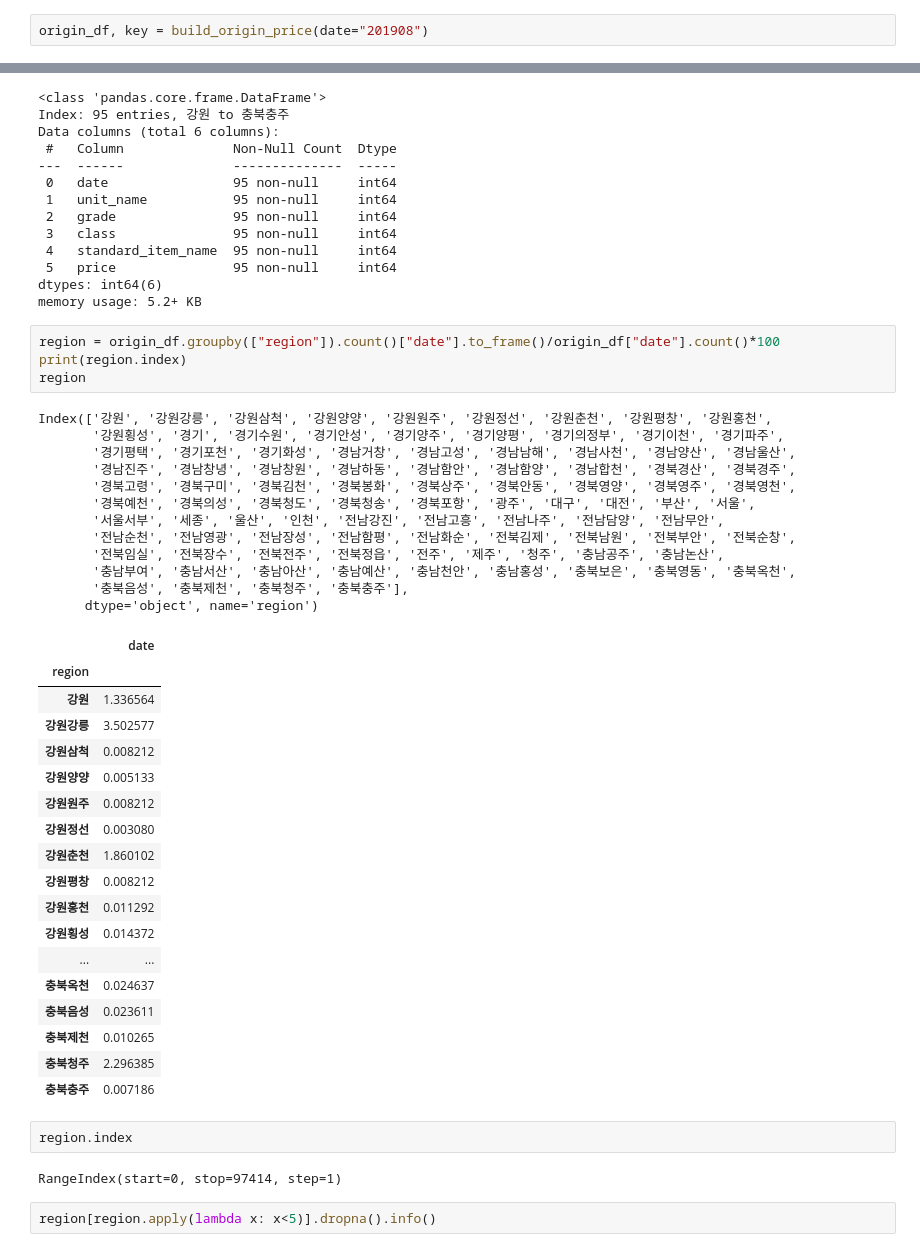
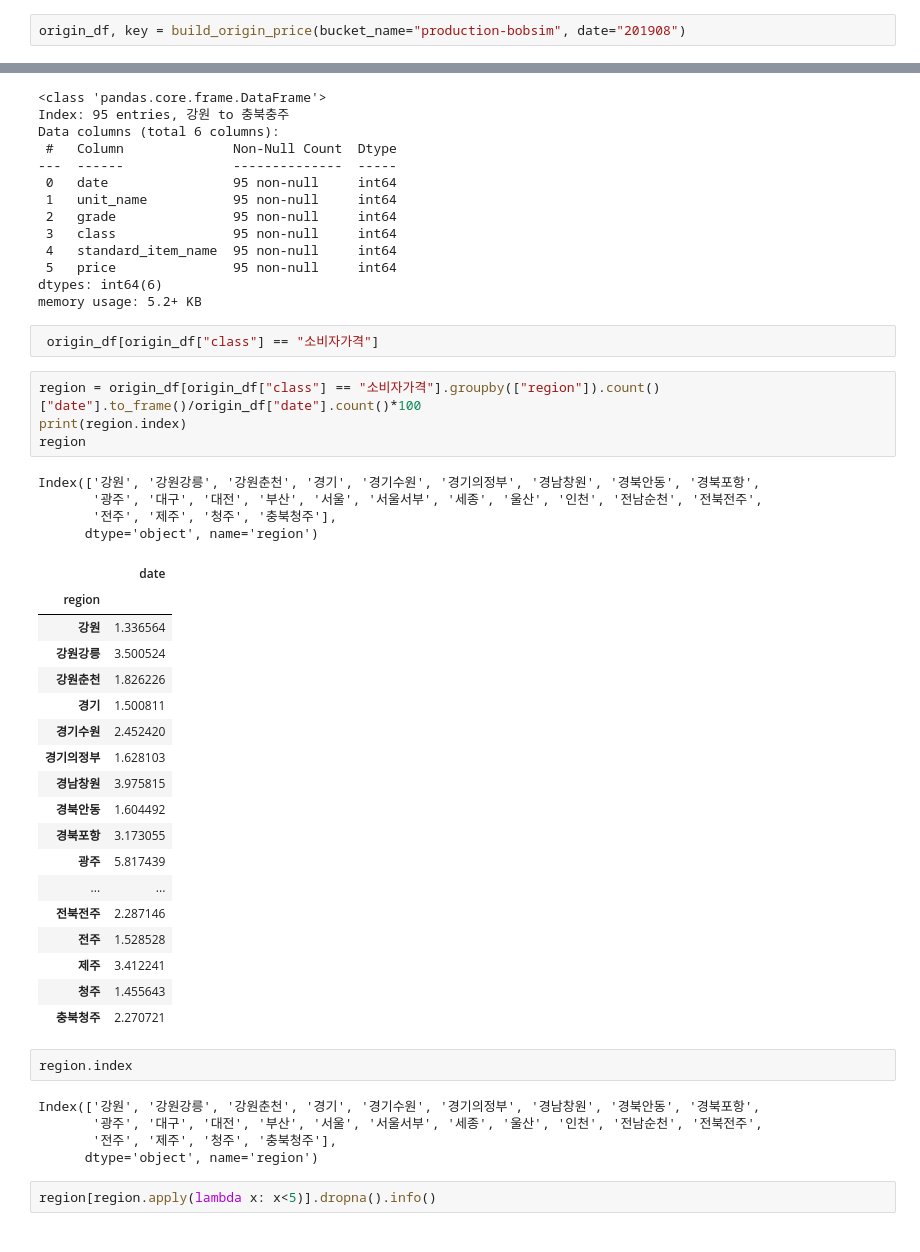
Before and after one commit to meowpunch/bobsim-research, a Jupyter notebook: src/main/python/analysis00.ipynb, the cells around one changed output, grey strips where cells are left out. Drawn from its saved outputs; the diff is of its cells as text.

```diff
--- a/src/main/python/analysis00.ipynb
+++ b/src/main/python/analysis00.ipynb
@@ -14,5 +14,5 @@ pd.set_option('display.max_columns', None)
 pd.set_option('display.max_rows', None)
 pd.set_option('display.max_colwidth', 200)
 # %%
-origin_df, key = build_origin_price(date="201908")
+origin_df, key = build_origin_price(bucket_name="production-bobsim", date="201908")
 # %% [output]
@@ -61,45 +61,42 @@ Data columns (total 6 columns):
  5   price               95 non-null     int64
 dtypes: int64(6)
 memory usage: 5.2+ KB
+# %%
+ origin_df[origin_df["class"] == "소비자가격"]
 # %%
-region = origin_df.groupby(["region"]).count()["date"].to_frame()/origin_df["date"].count()*100
+region = origin_df[origin_df["class"] == "소비자가격"].groupby(["region"]).count()["date"].to_frame()/origin_df["date"].count()*100
 print(region.index)
 region
 # %% [output]
-Index(['강원', '강원강릉', '강원삼척', '강원양양', '강원원주', '강원정선', '강원춘천', '강원평창', '강원홍천',
-       '강원횡성', '경기', '경기수원', '경기안성', '경기양주', '경기양평', '경기의정부', '경기이천', '경기파주',
-       '경기평택', '경기포천', '경기화성', '경남거창', '경남고성', '경남남해', '경남사천', '경남양산', '경남울산',
-       '경남진주', '경남창녕', '경남창원', '경남하동', '경남함안', '경남함양', '경남합천', '경북경산', '경북경주',
-       '경북고령', '경북구미', '경북김천', '경북봉화', '경북상주', '경북안동', '경북영양', '경북영주', '경북영천',
-       '경북예천', '경북의성', '경북청도', '경북청송', '경북포항', '광주', '대구', '대전', '부산', '서울',
-       '서울서부', '세종', '울산', '인천', '전남강진', '전남고흥', '전남나주', '전남담양', '전남무안',
-       '전남순천', '전남영광', '전남장성', '전남함평', '전남화순', '전북김제', '전북남원', '전북부안', '전북순창',
-       '전북임실', '전북장수', '전북전주', '전북정읍', '전주', '제주', '청주', '충남공주', '충남논산',
-       '충남부여', '충남서산', '충남아산', '충남예산', '충남천안', '충남홍성', '충북보은', '충북영동', '충북옥천',
-       '충북음성', '충북제천', '충북청주', '충북충주'],
+Index(['강원', '강원강릉', '강원춘천', '경기', '경기수원', '경기의정부', '경남창원', '경북안동', '경북포항',
+       '광주', '대구', '대전', '부산', '서울', '서울서부', '세종', '울산', '인천', '전남순천', '전북전주',
+       '전주', '제주', '청주', '충북청주'],
       dtype='object', name='region')
 |  | date |
 | region |  |
 | 강원 | 1.336564 |
-| 강원강릉 | 3.502577 |
-| 강원삼척 | 0.008212 |
-| 강원양양 | 0.005133 |
-| 강원원주 | 0.008212 |
-| 강원정선 | 0.003080 |
-| 강원춘천 | 1.860102 |
-| 강원평창 | 0.008212 |
-| 강원홍천 | 0.011292 |
-| 강원횡성 | 0.014372 |
+| 강원강릉 | 3.500524 |
+| 강원춘천 | 1.826226 |
+| 경기 | 1.500811 |
+| 경기수원 | 2.452420 |
+| 경기의정부 | 1.628103 |
+| 경남창원 | 3.975815 |
+| 경북안동 | 1.604492 |
+| 경북포항 | 3.173055 |
+| 광주 | 5.817439 |
 | ... | ... |
-| 충북옥천 | 0.024637 |
-| 충북음성 | 0.023611 |
-| 충북제천 | 0.010265 |
-| 충북청주 | 2.296385 |
-| 충북충주 | 0.007186 |
+| 전북전주 | 2.287146 |
+| 전주 | 1.528528 |
+| 제주 | 3.412241 |
+| 청주 | 1.455643 |
+| 충북청주 | 2.270721 |
 # %%
 region.index
 # %% [output]
-RangeIndex(start=0, stop=97414, step=1)
+Index(['강원', '강원강릉', '강원춘천', '경기', '경기수원', '경기의정부', '경남창원', '경북안동', '경북포항',
+       '광주', '대구', '대전', '부산', '서울', '서울서부', '세종', '울산', '인천', '전남순천', '전북전주',
+       '전주', '제주', '청주', '충북청주'],
+      dtype='object', name='region')
 # %%
 region[region.apply(lambda x: x<5)].dropna().info()
 # %% [output]
```
Also changed, not shown: parts of 4 cells of this notebook, 10 other files.
